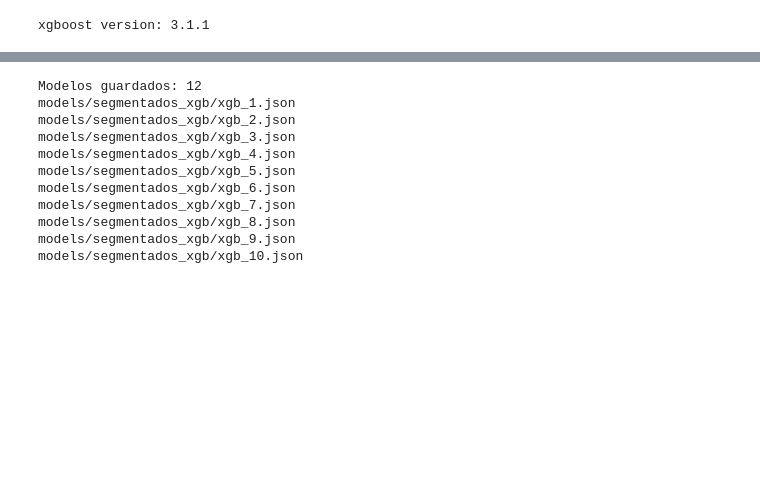
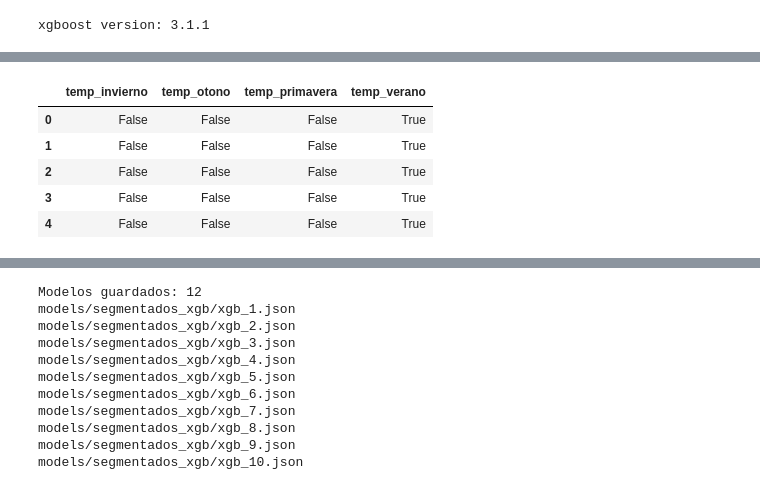
Before and after one commit to joseph7104/-1INF46-Plan_Compras_Produccion, a Jupyter notebook: notebooks/tuning/XGBOOST.ipynb, the cells around one changed output, grey strips where cells are left out. Cells and saved outputs as stored; diff of their text form; code cells hidden in the pictures; blank space fills up the shorter version.

```diff
--- a/notebooks/tuning/XGBOOST.ipynb
+++ b/notebooks/tuning/XGBOOST.ipynb
@@ -149,3 +149,12 @@ Shape: (21552, 42)
+# %%
+df.filter(regex="temp").head()
+# %% [output]
+|  | temp_invierno | temp_otono | temp_primavera | temp_verano |
+| 0 | False | False | False | True |
+| 1 | False | False | False | True |
+| 2 | False | False | False | True |
+| 3 | False | False | False | True |
+| 4 | False | False | False | True |
 # %%
 
 # 3) Preparación de features (lags/rollings si faltan)
```
Also changed, not shown: parts of 61 cells of this notebook.
